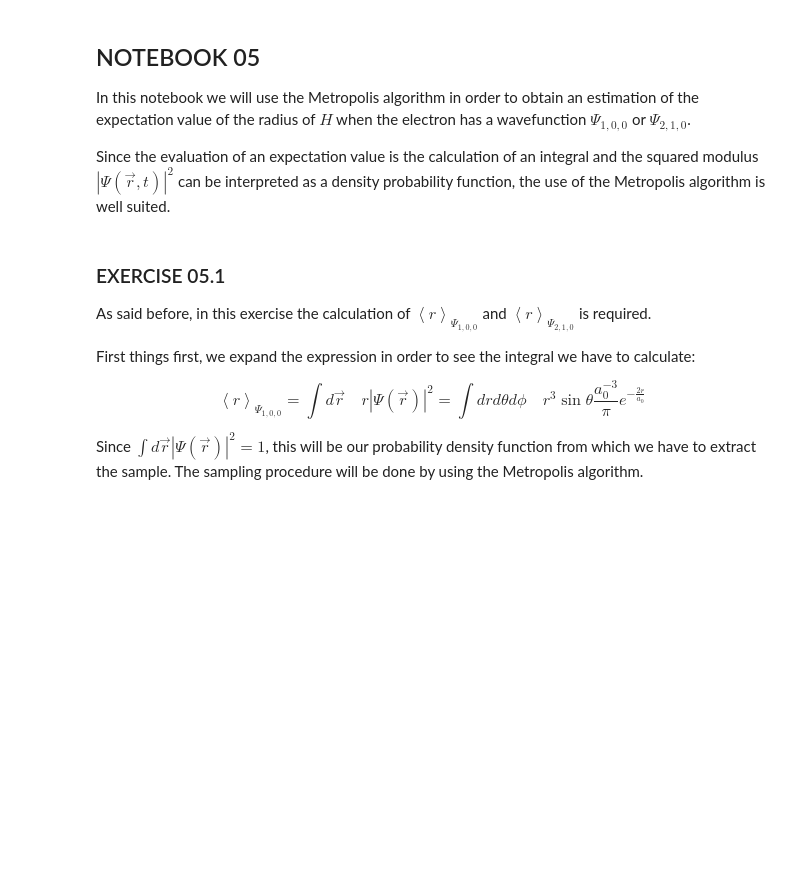
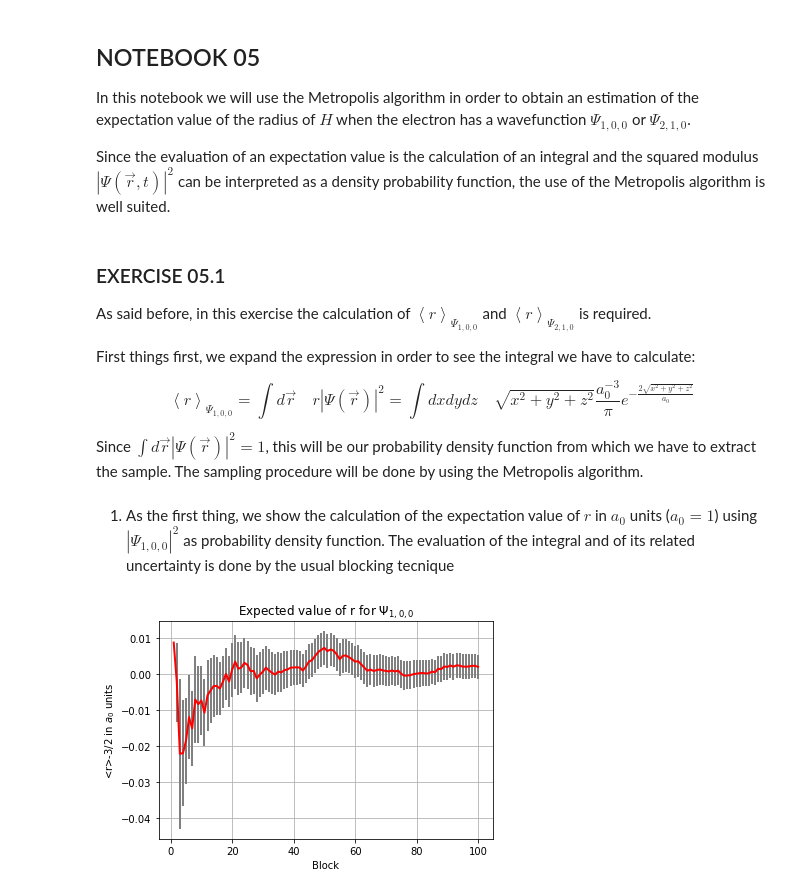
Before and after one commit to StefanoBarison/NSLaboratory, a Jupyter notebook: 05_Exercise/Exercises_05.ipynb, the cells around one changed output. Drawn from its saved outputs; the diff is of its cells as text; code cells hidden in the pictures; blank space fills up the shorter version.

```diff
--- a/05_Exercise/Exercises_05.ipynb
+++ b/05_Exercise/Exercises_05.ipynb
@@ -11,7 +11,7 @@ As said before, in this exercise the calculation of $\left\langle r \right\rangl
 
 First things first, we expand the expression in order to see the integral we have to calculate:
 
-$$ \left\langle r \right\rangle_{\Psi_{1,0,0}}= \int  d\vec{r} \quad r|\Psi(\vec{r})|^2 = \int dr d\theta d\phi \quad r^{3}\sin{\theta}\frac{a_{0}^{-3}}{\pi}e^{-\frac{2r}{a_{0}}} $$
+$$ \left\langle r \right\rangle_{\Psi_{1,0,0}}= \int  d\vec{r} \quad r|\Psi(\vec{r})|^2 = \int dx dy dz \quad \sqrt{x^{2}+y^{2}+z^{2}}\frac{a_{0}^{-3}}{\pi}e^{-\frac{2\sqrt{x^{2}+y^{2}+z^{2}}}{a_{0}}} $$
 
 
 Since $\int d\vec{r} |\Psi(\vec{r})|^2 = 1$, this will be our probability density function from which we have to extract the sample. The sampling procedure will be done by using the Metropolis algorithm.
@@ -32,0 +18,2 @@ x2=[]
+# %% [markdown]
+1) As the first thing, we show the calculation of the expectation value of $r$ in $a_0$ units ($a_{0}=1$) using $|\Psi_{1,0,0}|^{2}$ as probability density function. The evaluation of the integral and of its related uncertainty is done by the usual blocking tecnique
@@ -32,0 +26,28 @@ x2=[]
+# %%
+data1=open("1s_integral.dat",'r').read().split('\n')
+
+data1=[x.split(',') for x in data1]
+
+x1=np.zeros(len(data1)-1)
+y1=np.zeros(len(data1)-1)
+y1_err=np.zeros(len(data1)-1)
+
+
+
+for i in range(len(data1)-1):
+    x1[i]=data1[i][0]
+    y1[i]=data1[i][1]
+    y1_err[i]=data1[i][2]
+
+
+plt.errorbar(x1,y1-1.5,yerr=y1_err,color='r',lw=2,ecolor='gray')
+plt.xlabel('Block')
+plt.ylabel('<r>-3/2 in $a_0$ units')
+plt.grid(True)
+plt.title("Expected value of r for $\Psi_{1,0,0}$")
+
+plt.show()
+
+plt.close()
+# %% [output]
+[figure, added]
```
Also changed, not shown: parts of 13 cells of this notebook, 9 other files.
